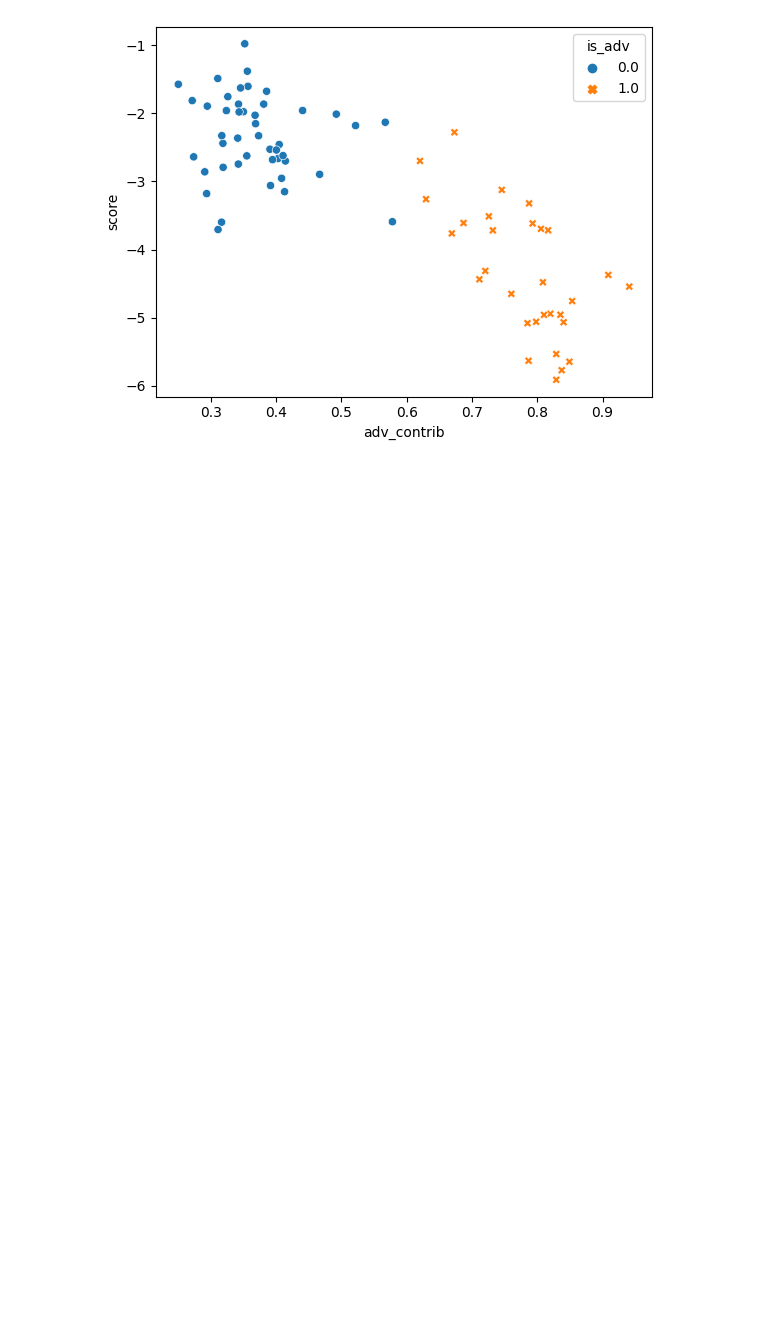
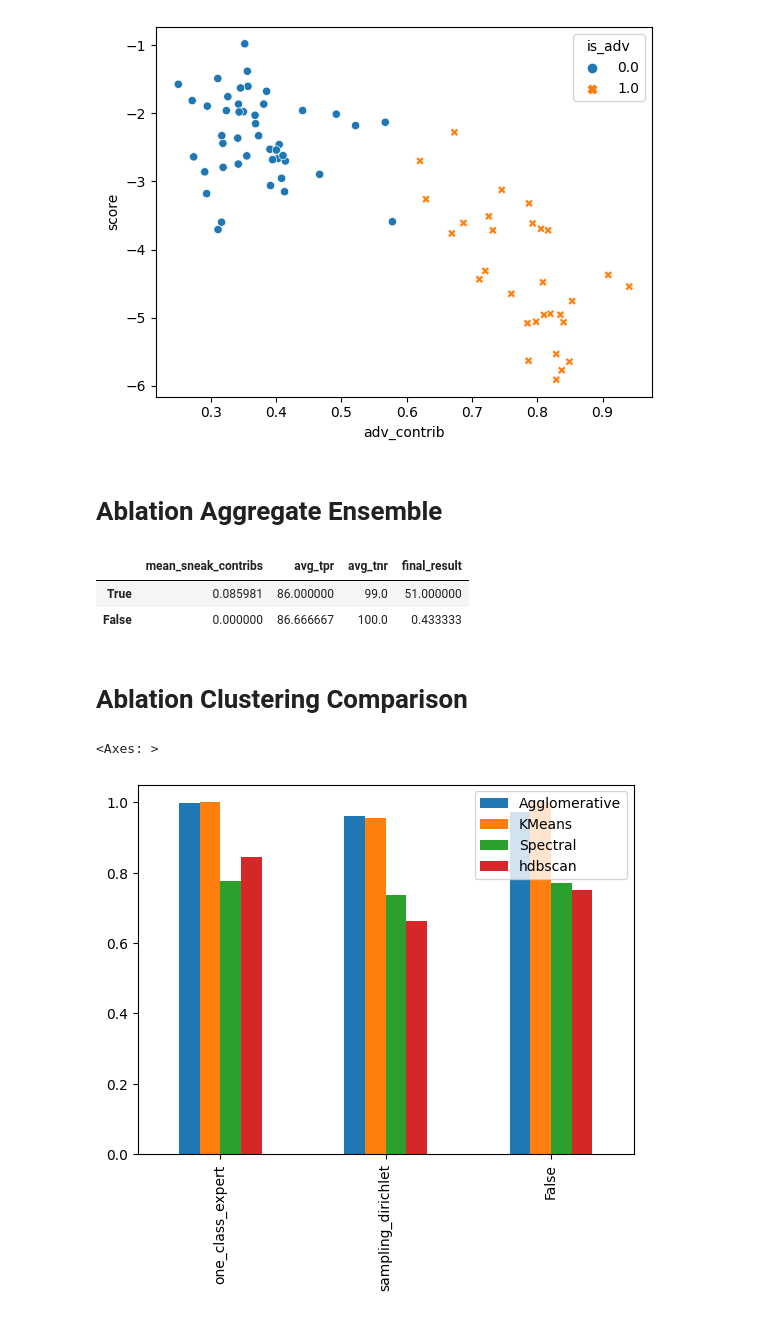
Before and after one commit to ehsanul9511/FLShield, a Jupyter notebook: plot_utils.ipynb, the cells around one changed output. Drawn from its saved outputs; the diff is of its cells as text; code cells hidden in the pictures; blank space fills up the shorter version.

Commit message:
more and more ablation

```diff
--- a/plot_utils.ipynb
+++ b/plot_utils.ipynb
@@ -136,3 +136,5 @@ sns.scatterplot(x='adv_contrib', y='score', style='is_adv', hue='is_adv', data=a
 # %% [output]
 <Axes: xlabel='adv_contrib', ylabel='score'>
 [figure]
+# %% [markdown]
+# Ablation Aggregate Ensemble
@@ -138,0 +143,15 @@ sns.scatterplot(x='adv_contrib', y='score', style='is_adv', hue='is_adv', data=a
+# %%
+aggregate_ensemble_result_df
+# %% [output]
+|  | mean_sneak_contribs | avg_tpr | avg_tnr | final_result |
+| True | 0.085981 | 86.000000 | 99.0 | 51.000000 |
+| False | 0.000000 | 86.666667 | 100.0 | 0.433333 |
+# %% [markdown]
+# Ablation Clustering Comparison
+# %%
+cluster_results_df = get_cluster_comparison_results()
+# %%
+cluster_results_df.plot.bar()
+# %% [output]
+<Axes: >
+[figure, added]
```
Also changed, not shown: parts of 6 cells of this notebook, 5 other files.
